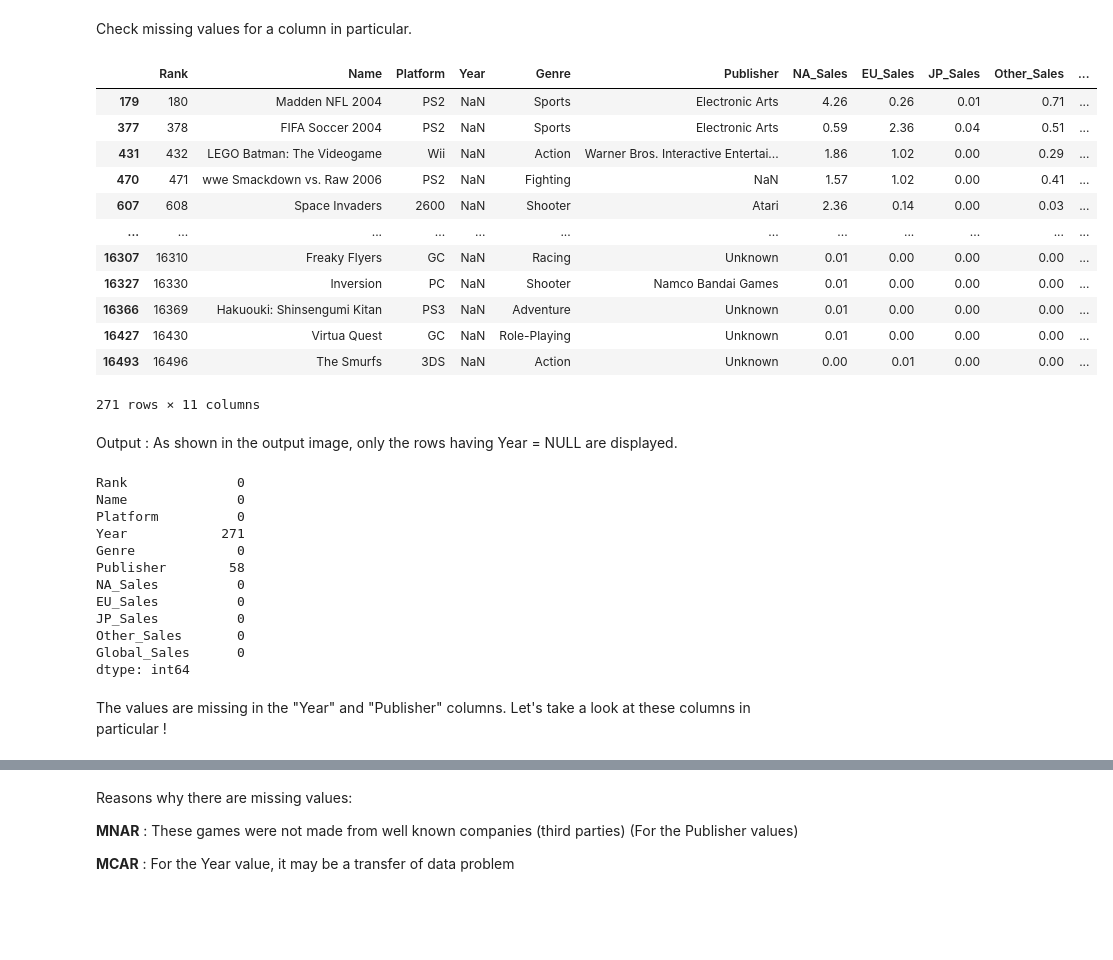
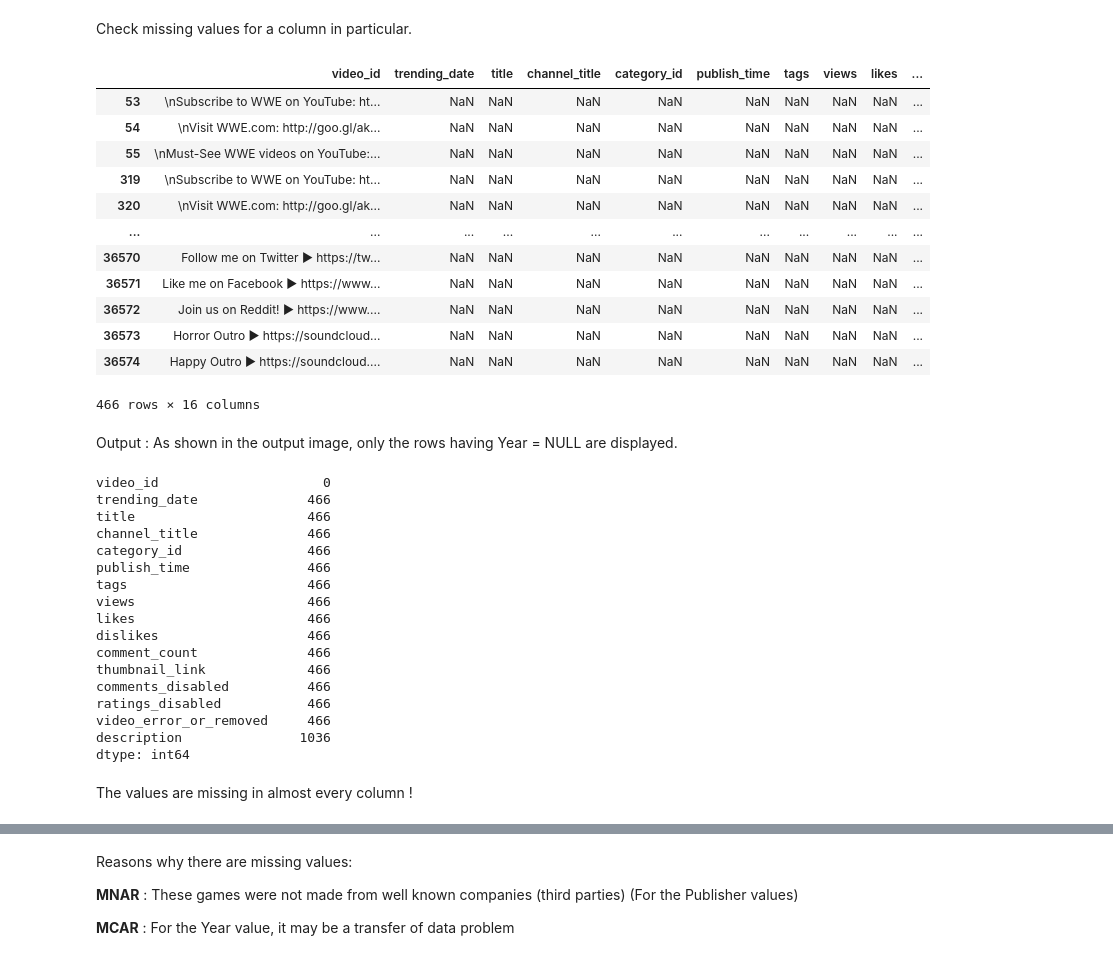
Before and after one commit to kawaremu/CodeLabsAcademy, a Jupyter notebook: Unit 2/Homeworks/data-exploration.ipynb, the cells around one changed output, grey strips where cells are left out. Saved outputs shown, nothing was run; the diff lists cells and outputs as text; code cells hidden in the pictures; blank space fills up the shorter version.

Commit message:
fixed data exploration

```diff
--- a/Unit 2/Homeworks/data-exploration.ipynb
+++ b/Unit 2/Homeworks/data-exploration.ipynb
@@ -391,0 +394,2 @@ plt.boxplot(x=df['EU_Sales'])
+# %%
+df = pd.read_csv('videosUS.csv')
@@ -406,42 +439,47 @@ In order to check null values in Pandas DataFrame, we use ``isnull()`` function
 Check missing values for a column in particular.
 # %%
 # creating bool series True for NaN values
-bool_series = pd.isnull(df['Year'])
+bool_series = pd.isnull(df['title'])
 
 # filtering data
-# displaying data only with Year = NaN
+# displaying data only with title = NaN
 df[bool_series]
 # %% [output]
-|  | Rank | Name | Platform | Year | Genre | Publisher | NA_Sales | EU_Sales | JP_Sales | Other_Sales | ... |
-| 179 | 180 | Madden NFL 2004 | PS2 | NaN | Sports | Electronic Arts | 4.26 | 0.26 | 0.01 | 0.71 | ... |
-| 377 | 378 | FIFA Soccer 2004 | PS2 | NaN | Sports | Electronic Arts | 0.59 | 2.36 | 0.04 | 0.51 | ... |
-| 431 | 432 | LEGO Batman: The Videogame | Wii | NaN | Action | Warner Bros. Interactive Entertai... | 1.86 | 1.02 | 0.00 | 0.29 | ... |
-| 470 | 471 | wwe Smackdown vs. Raw 2006 | PS2 | NaN | Fighting | NaN | 1.57 | 1.02 | 0.00 | 0.41 | ... |
-| 607 | 608 | Space Invaders | 2600 | NaN | Shooter | Atari | 2.36 | 0.14 | 0.00 | 0.03 | ... |
-| ... | ... | ... | ... | ... | ... | ... | ... | ... | ... | ... | ... |
-| 16307 | 16310 | Freaky Flyers | GC | NaN | Racing | Unknown | 0.01 | 0.00 | 0.00 | 0.00 | ... |
-| 16327 | 16330 | Inversion | PC | NaN | Shooter | Namco Bandai Games | 0.01 | 0.00 | 0.00 | 0.00 | ... |
-| 16366 | 16369 | Hakuouki: Shinsengumi Kitan | PS3 | NaN | Adventure | Unknown | 0.01 | 0.00 | 0.00 | 0.00 | ... |
-| 16427 | 16430 | Virtua Quest | GC | NaN | Role-Playing | Unknown | 0.01 | 0.00 | 0.00 | 0.00 | ... |
-| 16493 | 16496 | The Smurfs | 3DS | NaN | Action | Unknown | 0.00 | 0.01 | 0.00 | 0.00 | ... |
+|  | video_id | trending_date | title | channel_title | category_id | publish_time | tags | views | likes | ... |
+| 53 | \nSubscribe to WWE on YouTube: ht... | NaN | NaN | NaN | NaN | NaN | NaN | NaN | NaN | ... |
+| 54 | \nVisit WWE.com: http://goo.gl/ak... | NaN | NaN | NaN | NaN | NaN | NaN | NaN | NaN | ... |
+| 55 | \nMust-See WWE videos on YouTube:... | NaN | NaN | NaN | NaN | NaN | NaN | NaN | NaN | ... |
+| 319 | \nSubscribe to WWE on YouTube: ht... | NaN | NaN | NaN | NaN | NaN | NaN | NaN | NaN | ... |
+| 320 | \nVisit WWE.com: http://goo.gl/ak... | NaN | NaN | NaN | NaN | NaN | NaN | NaN | NaN | ... |
+| ... | ... | ... | ... | ... | ... | ... | ... | ... | ... | ... |
+| 36570 | Follow me on Twitter ► https://tw... | NaN | NaN | NaN | NaN | NaN | NaN | NaN | NaN | ... |
+| 36571 | Like me on Facebook ► https://www... | NaN | NaN | NaN | NaN | NaN | NaN | NaN | NaN | ... |
+| 36572 | Join us on Reddit! ► https://www.... | NaN | NaN | NaN | NaN | NaN | NaN | NaN | NaN | ... |
+| 36573 | Horror Outro ► https://soundcloud... | NaN | NaN | NaN | NaN | NaN | NaN | NaN | NaN | ... |
+| 36574 | Happy Outro ► https://soundcloud.... | NaN | NaN | NaN | NaN | NaN | NaN | NaN | NaN | ... |
-271 rows × 11 columns
+466 rows × 16 columns
 # %% [markdown]
 Output : As shown in the output image, only the rows having Year = NULL are displayed.
 # %%
 # Missing values in the dataset
 df.isnull().sum()
 # %% [output]
-Rank              0
-Name              0
-Platform          0
-Year            271
-Genre             0
-Publisher        58
-NA_Sales          0
-EU_Sales          0
-JP_Sales          0
-Other_Sales       0
-Global_Sales      0
+video_id                     0
+trending_date              466
+title                      466
+channel_title              466
+category_id                466
+publish_time               466
+tags                       466
+views                      466
+likes                      466
+dislikes                   466
+comment_count              466
+thumbnail_link             466
+comments_disabled          466
+ratings_disabled           466
+video_error_or_removed     466
+description               1036
 dtype: int64
-# %% [markdown]
-The values are missing in the "Year" and "Publisher" columns. Let's take a look at these columns in particular !
+# %% [markdown]
+The values are missing in almost every column !
```
Also changed, not shown: parts of 41 cells of this notebook, 6 other files.
